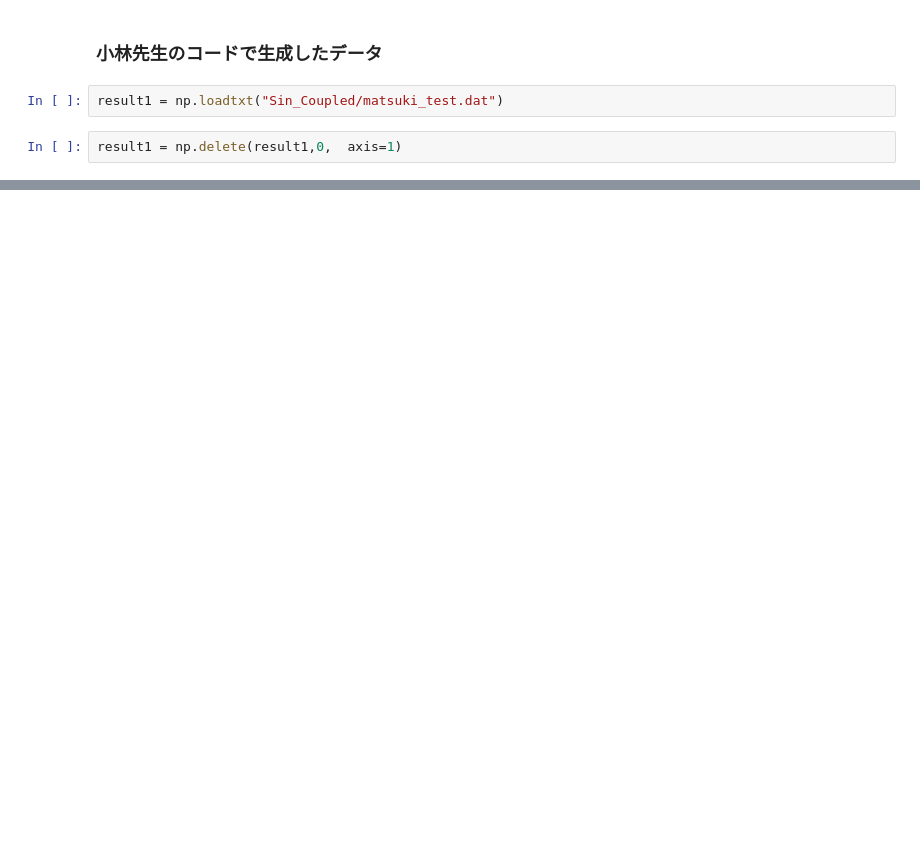
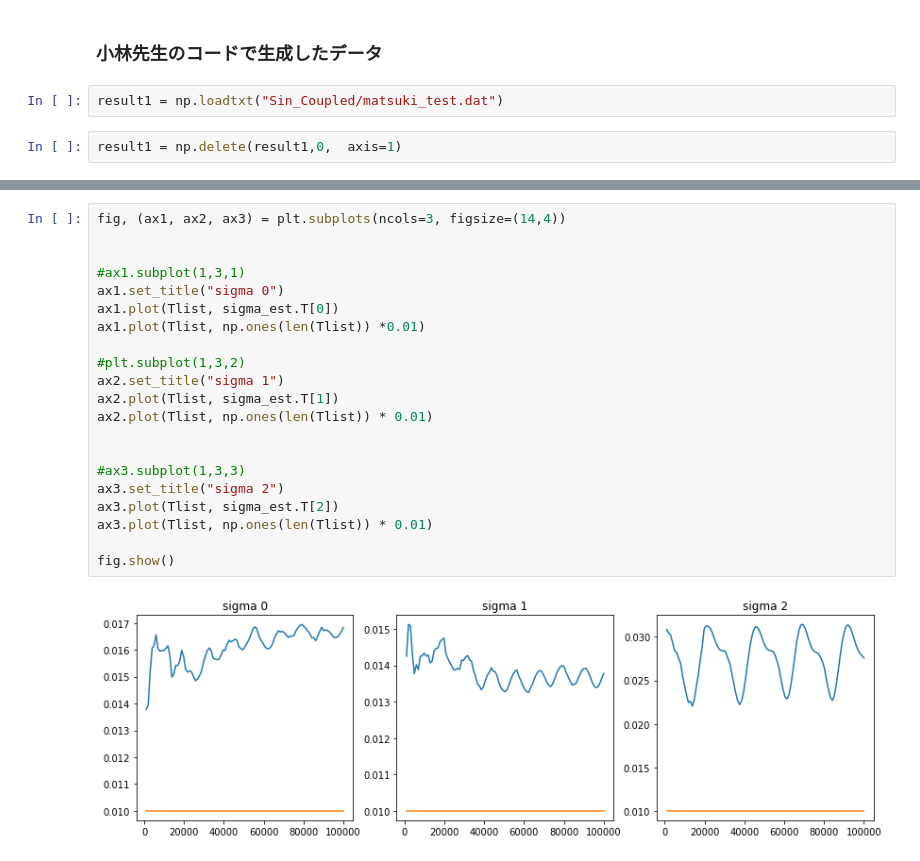
Before and after one commit to treepineakari1104/RA_work, a Jupyter notebook: MLE_hilbert.ipynb, the cells around one changed output, grey strips where cells are left out. Cells and saved outputs as stored; diff of their text form; blank space fills up the shorter version.

```diff
--- a/MLE_hilbert.ipynb
+++ b/MLE_hilbert.ipynb
@@ -127,0 +253,23 @@ result1 = np.delete(result1,0,  axis=1)
+# %%
+fig, (ax1, ax2, ax3) = plt.subplots(ncols=3, figsize=(14,4))
+
+
+#ax1.subplot(1,3,1)
+ax1.set_title("sigma 0")
+ax1.plot(Tlist, sigma_est.T[0])
+ax1.plot(Tlist, np.ones(len(Tlist)) *0.01)
+
+#plt.subplot(1,3,2)
+ax2.set_title("sigma 1")
+ax2.plot(Tlist, sigma_est.T[1])
+ax2.plot(Tlist, np.ones(len(Tlist)) * 0.01)
+
+
+#ax3.subplot(1,3,3)
+ax3.set_title("sigma 2")
+ax3.plot(Tlist, sigma_est.T[2])
+ax3.plot(Tlist, np.ones(len(Tlist)) * 0.01)
+
+fig.show()
+# %% [output]
+[figure, added]
```
Also changed, not shown: parts of 10 cells of this notebook, 22 other files.
